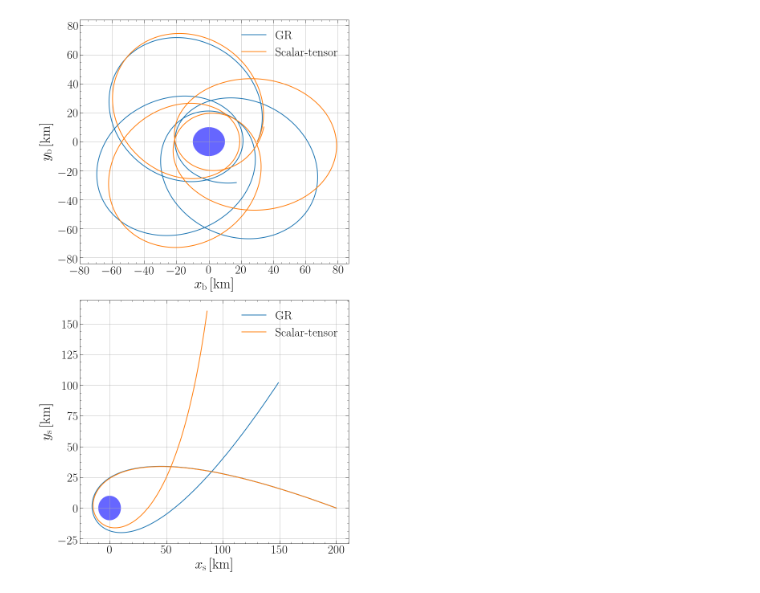
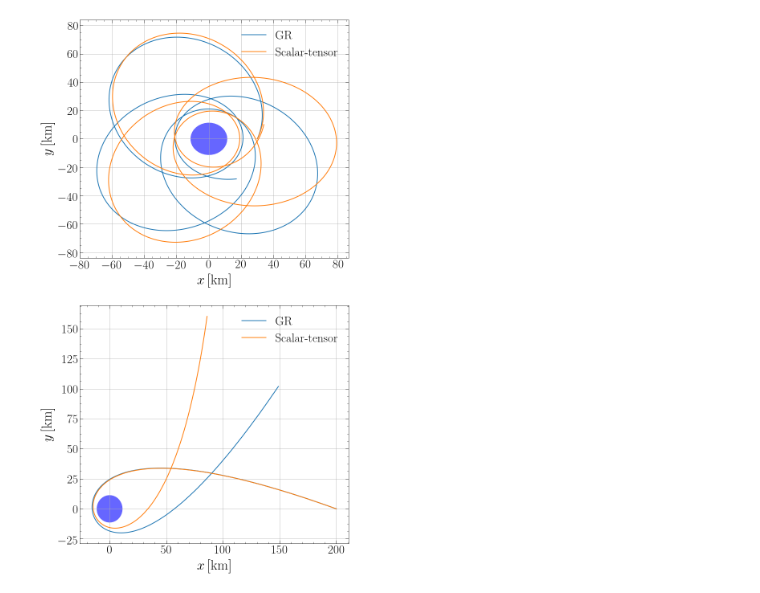
Before and after one commit to GravYong/scalarized_ns, a Jupyter notebook: trajectories.ipynb, the cells around one changed output. Saved outputs shown, nothing was run; the diff lists cells and outputs as text; code cells hidden in the pictures.

```diff
--- a/trajectories.ipynb
+++ b/trajectories.ipynb
@@ -58,38 +58,38 @@ y3=data1[:,1]*np.sin(data1[:,2])*10
 x4=data1[:,3]*np.cos(data1[:,4])*10
 y4=data1[:,3]*np.sin(data1[:,4])*10
 
-r1 = 10
+r1 = 11.4
 theta = np.linspace(0,2*pi,36)
 x5 = r1*np.cos(theta)
 y5 = r1*np.sin(theta)
 
 
 fig, (ax1,ax2)=plt.subplots(2,1, figsize=(12,24))
-plt.subplots_adjust(hspace=0.15)
+plt.subplots_adjust(hspace=0.2)
 
 ax1.plot(x1,y1, label=r'\rm GR',linewidth=2)
 ax1.plot(x2,y2,label=r'\rm Scalar-tensor',linewidth=2)
 ax1.fill(x5,y5,'b',alpha=0.6)
 ax2.plot(x3,y3, label=r'\rm GR',linewidth=2)
 ax2.plot(x4,y4,label=r'\rm Scalar-tensor',linewidth=2)
 ax2.fill(x5,y5,'b',alpha=0.6)
 
 ax1.tick_params(labelsize=30)
 ax2.tick_params(labelsize=30)
 ax1.minorticks_on()
 ax2.minorticks_on()
 ax1.grid()
 ax1.set_xticks([-80,-60,-40,-20,0,20,40,60,80])
 ax2.grid()
 ax1.set_ylim(-84,84)
-ax1.set_xlabel(r'$x_{\rm b}\,[\rm km]$',fontsize=35)
-ax1.set_ylabel(r'$y_{\rm b}\,[\rm km]$',fontsize=35)
-ax2.set_xlabel(r'$x_{\rm s}\,[\rm km]$',fontsize=35)
-ax2.set_ylabel(r'$y_{\rm s}\,[\rm km]$',fontsize=35)
+ax1.set_xlabel(r'$x\,[\rm km]$',fontsize=35)
+ax1.set_ylabel(r'$y\,[\rm km]$',fontsize=35)
+ax2.set_xlabel(r'$x\,[\rm km]$',fontsize=35)
+ax2.set_ylabel(r'$y\,[\rm km]$',fontsize=35)
 ax1.legend(fontsize=30,frameon=False)
 ax2.legend(fontsize=30,frameon=False)
 ax1.tick_params(labelsize=30)
 ax2.tick_params(labelsize=30)
 plt.savefig("orbitex.pdf", format='pdf', bbox_inches="tight")
 # %% [output]
-[figure, old version]
+[figure, new version]
```
Also changed, not shown: 5 other files.
